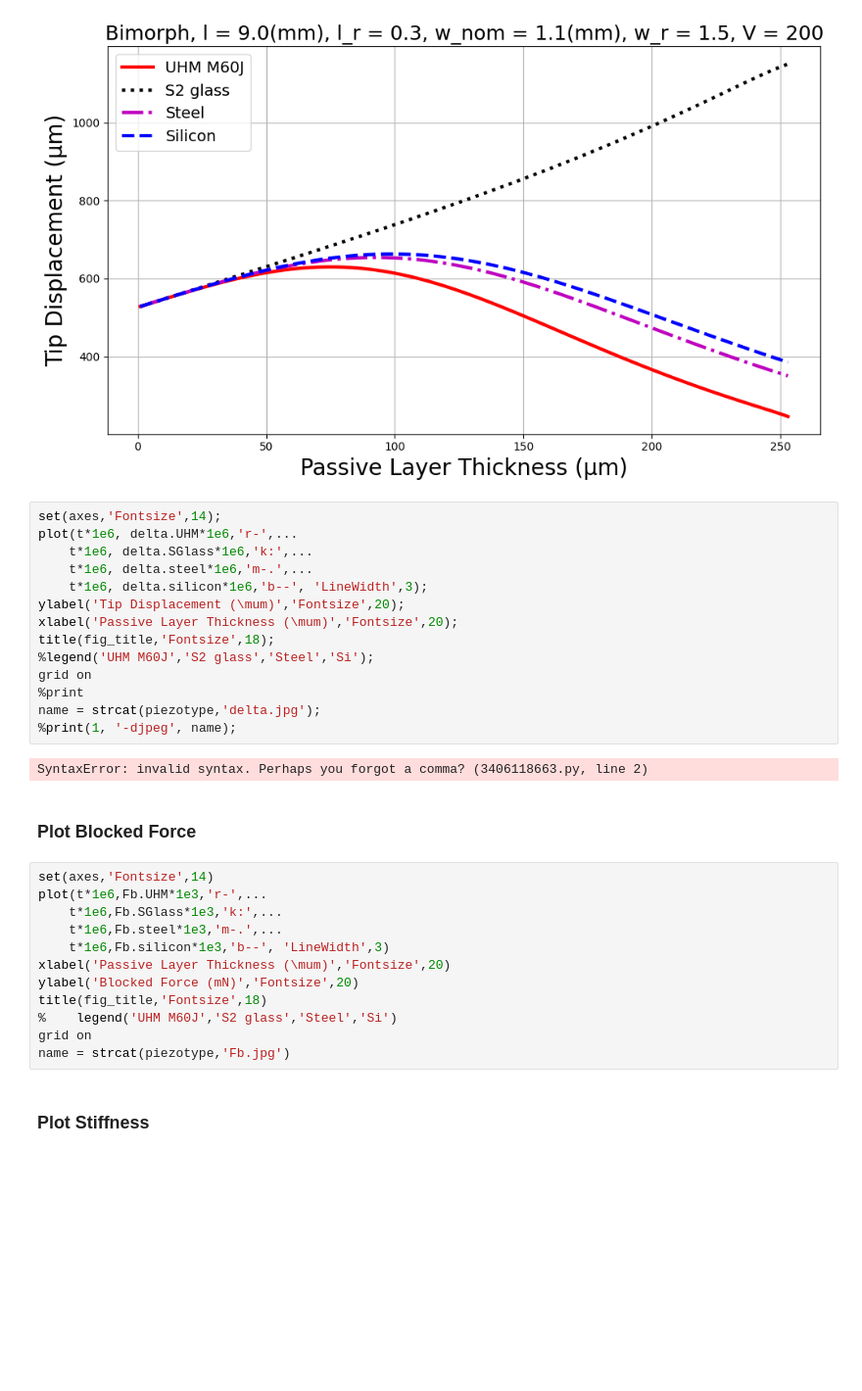
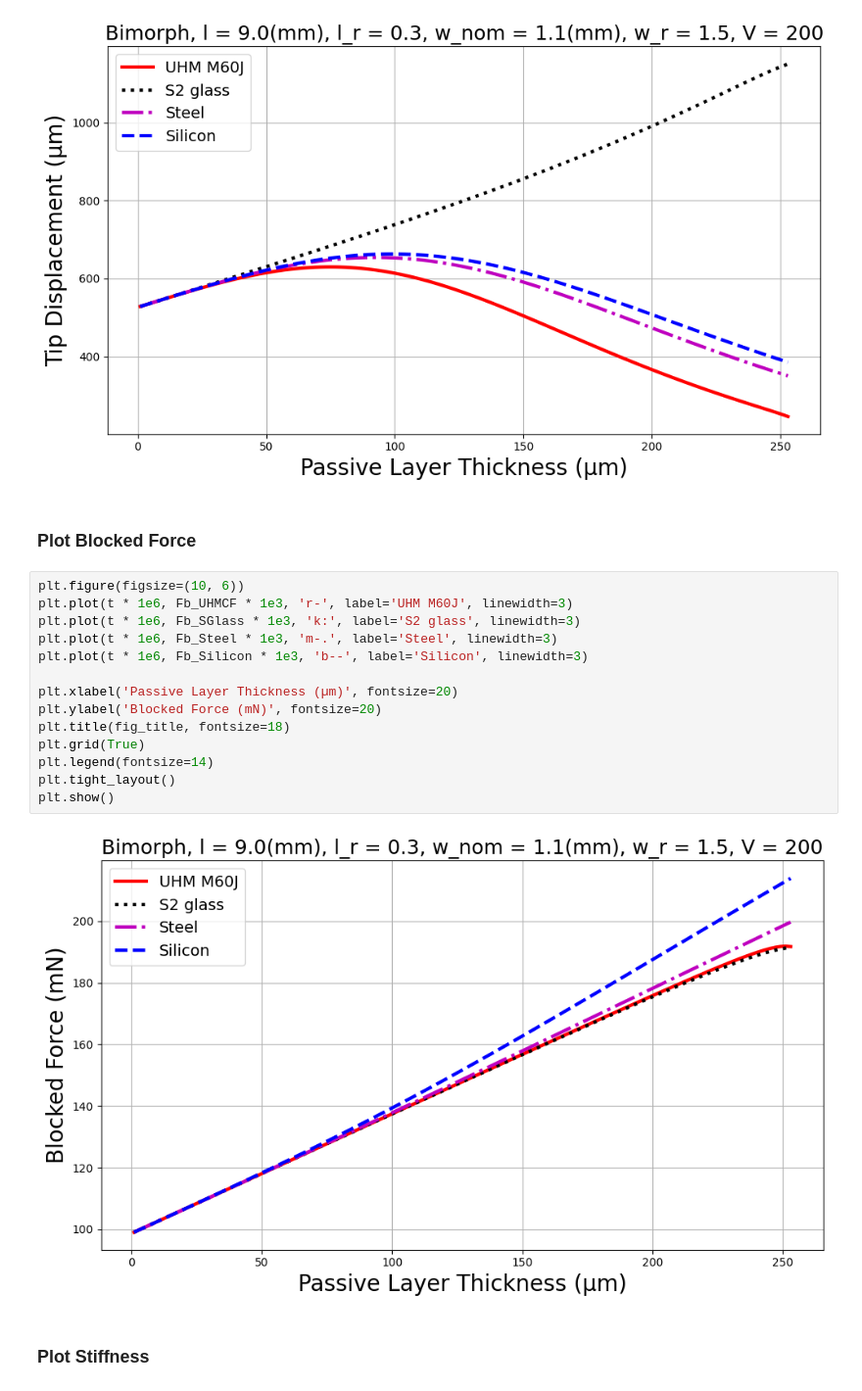
Before and after one commit to cmatchan/PZT_Actuator_Modeling, a Jupyter notebook: pzt_model.ipynb, the cells around one changed output. Shown at 98% size. Saved outputs shown, nothing was run; the diff lists cells and outputs as text; blank space fills up the shorter version.

Commit message:
Added all energy plots

```diff
--- a/pzt_model.ipynb
+++ b/pzt_model.ipynb
@@ -616,35 +615,23 @@ plt.tight_layout()
 plt.show()
 # %% [output]
 [figure]
-# %%
-set(axes,'Fontsize',14);
-plot(t*1e6, delta.UHM*1e6,'r-',...
-    t*1e6, delta.SGlass*1e6,'k:',...
-    t*1e6, delta.steel*1e6,'m-.',...
-    t*1e6, delta.silicon*1e6,'b--', 'LineWidth',3);
-ylabel('Tip Displacement (\mum)','Fontsize',20);
-xlabel('Passive Layer Thickness (\mum)','Fontsize',20);
-title(fig_title,'Fontsize',18);
-%legend('UHM M60J','S2 glass','Steel','Si');
-grid on
-%print
-name = strcat(piezotype,'delta.jpg');
-%print(1, '-djpeg', name);
-# %% [output]
-SyntaxError: invalid syntax. Perhaps you forgot a comma? (3406118663.py, line 2)
 # %% [markdown]
 ### Plot Blocked Force
-# %%
-set(axes,'Fontsize',14)
-plot(t*1e6,Fb.UHM*1e3,'r-',...
-    t*1e6,Fb.SGlass*1e3,'k:',...
-    t*1e6,Fb.steel*1e3,'m-.',...
-    t*1e6,Fb.silicon*1e3,'b--', 'LineWidth',3)
-xlabel('Passive Layer Thickness (\mum)','Fontsize',20)
-ylabel('Blocked Force (mN)','Fontsize',20)
-title(fig_title,'Fontsize',18)
-%    legend('UHM M60J','S2 glass','Steel','Si')
-grid on
-name = strcat(piezotype,'Fb.jpg')
+# %%
+plt.figure(figsize=(10, 6))
+plt.plot(t * 1e6, Fb_UHMCF * 1e3, 'r-', label='UHM M60J', linewidth=3)
+plt.plot(t * 1e6, Fb_SGlass * 1e3, 'k:', label='S2 glass', linewidth=3)
+plt.plot(t * 1e6, Fb_Steel * 1e3, 'm-.', label='Steel', linewidth=3)
+plt.plot(t * 1e6, Fb_Silicon * 1e3, 'b--', label='Silicon', linewidth=3)
+
+plt.xlabel('Passive Layer Thickness (µm)', fontsize=20)
+plt.ylabel('Blocked Force (mN)', fontsize=20)
+plt.title(fig_title, fontsize=18)
+plt.grid(True)
+plt.legend(fontsize=14)
+plt.tight_layout()
+plt.show()
+# %% [output]
+[figure, added]
 # %% [markdown]
 ### Plot Stiffness
```
Also changed, not shown: parts of 7 cells of this notebook.
